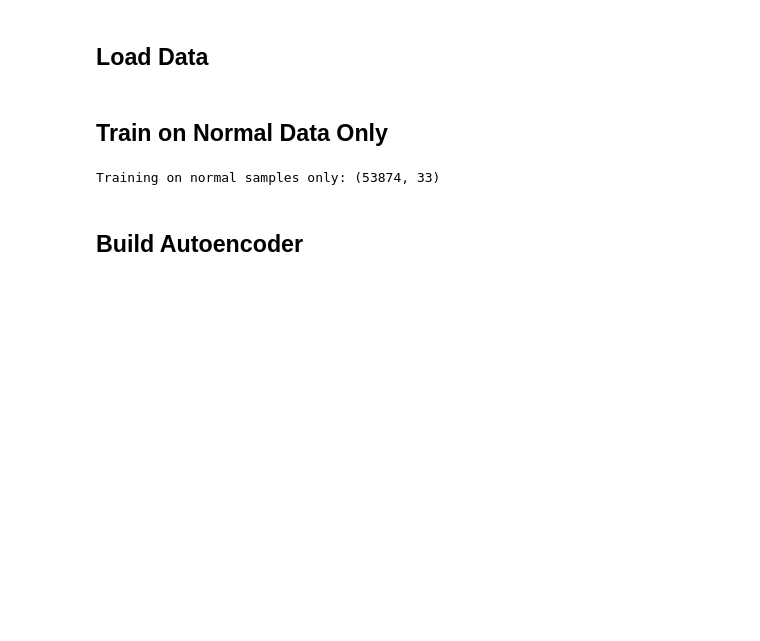
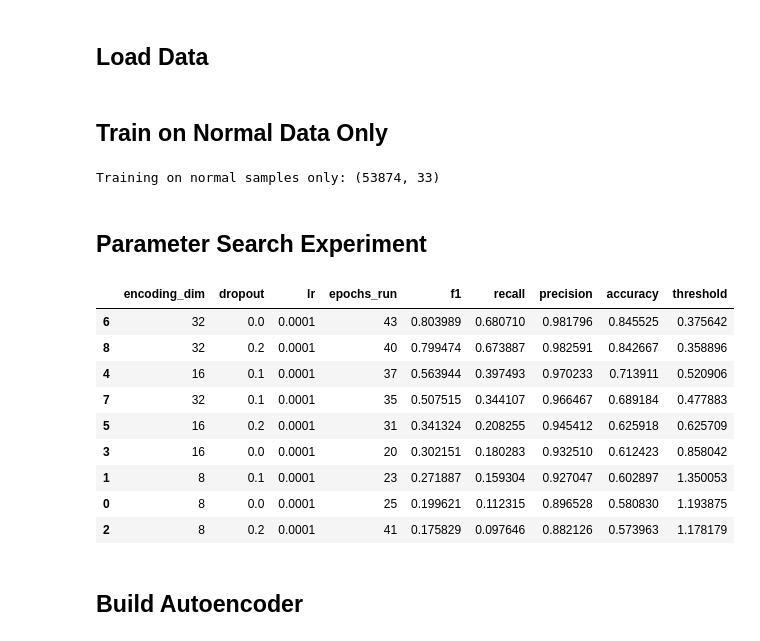
Before and after one commit to vscerra/anomaly-NSL-KDD, a Jupyter notebook: notebooks/04_autoencoder.ipynb, the cells around one changed output. Drawn from its saved outputs; the diff is of its cells as text; code cells hidden in the pictures; blank space fills up the shorter version.

```diff
--- a/notebooks/04_autoencoder.ipynb
+++ b/notebooks/04_autoencoder.ipynb
@@ -32,6 +33,38 @@ X_train_normal = X_train[y_train == 0]
 print(f"Training on normal samples only: {X_train_normal.shape}")
 # %% [output]
 Training on normal samples only: (53874, 33)
+# %% [markdown]
+## Parameter Search Experiment
+# %%
+results = []
+for dim in [8, 16, 32]:
+    for dropout in [0.0, 0.1, 0.2]:
+        metrics = run_autoencoder_experiment(
+            X_train_normal = X_train_normal,
+            X_test = X_test,
+            y_test = y_test,
+            encoding_dim = dim,
+            dropout_rate = dropout,
+            learning_rate = 1e-4,
+            epochs = 100,
+            threshold_percentile = 99,
+            verbose = 0
+        )
+        results.append(metrics)
+
+results_df = pd.DataFrame(results)
+results_df.sort_values("f1", ascending = False)
+# %% [output]
+|  | encoding_dim | dropout | lr | epochs_run | f1 | recall | precision | accuracy | threshold |
+| 6 | 32 | 0.0 | 0.0001 | 43 | 0.803989 | 0.680710 | 0.981796 | 0.845525 | 0.375642 |
+| 8 | 32 | 0.2 | 0.0001 | 40 | 0.799474 | 0.673887 | 0.982591 | 0.842667 | 0.358896 |
+| 4 | 16 | 0.1 | 0.0001 | 37 | 0.563944 | 0.397493 | 0.970233 | 0.713911 | 0.520906 |
+| 7 | 32 | 0.1 | 0.0001 | 35 | 0.507515 | 0.344107 | 0.966467 | 0.689184 | 0.477883 |
+| 5 | 16 | 0.2 | 0.0001 | 31 | 0.341324 | 0.208255 | 0.945412 | 0.625918 | 0.625709 |
+| 3 | 16 | 0.0 | 0.0001 | 20 | 0.302151 | 0.180283 | 0.932510 | 0.612423 | 0.858042 |
+| 1 | 8 | 0.1 | 0.0001 | 23 | 0.271887 | 0.159304 | 0.927047 | 0.602897 | 1.350053 |
+| 0 | 8 | 0.0 | 0.0001 | 25 | 0.199621 | 0.112315 | 0.896528 | 0.580830 | 1.193875 |
+| 2 | 8 | 0.2 | 0.0001 | 41 | 0.175829 | 0.097646 | 0.882126 | 0.573963 | 1.178179 |
 # %% [markdown]
 ## Build Autoencoder
 # %%
```
Also changed, not shown: parts of 7 cells of this notebook, 2 other files.
